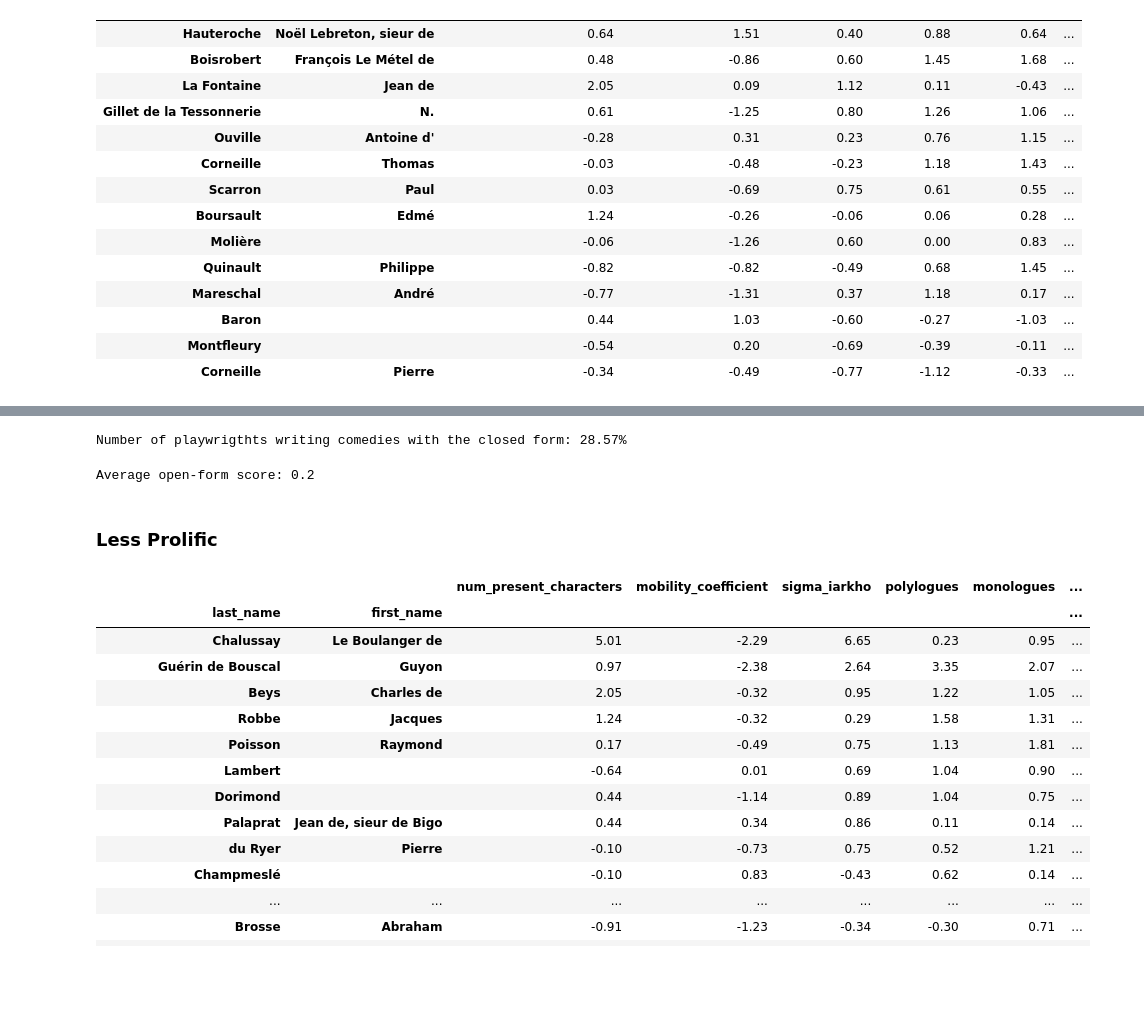
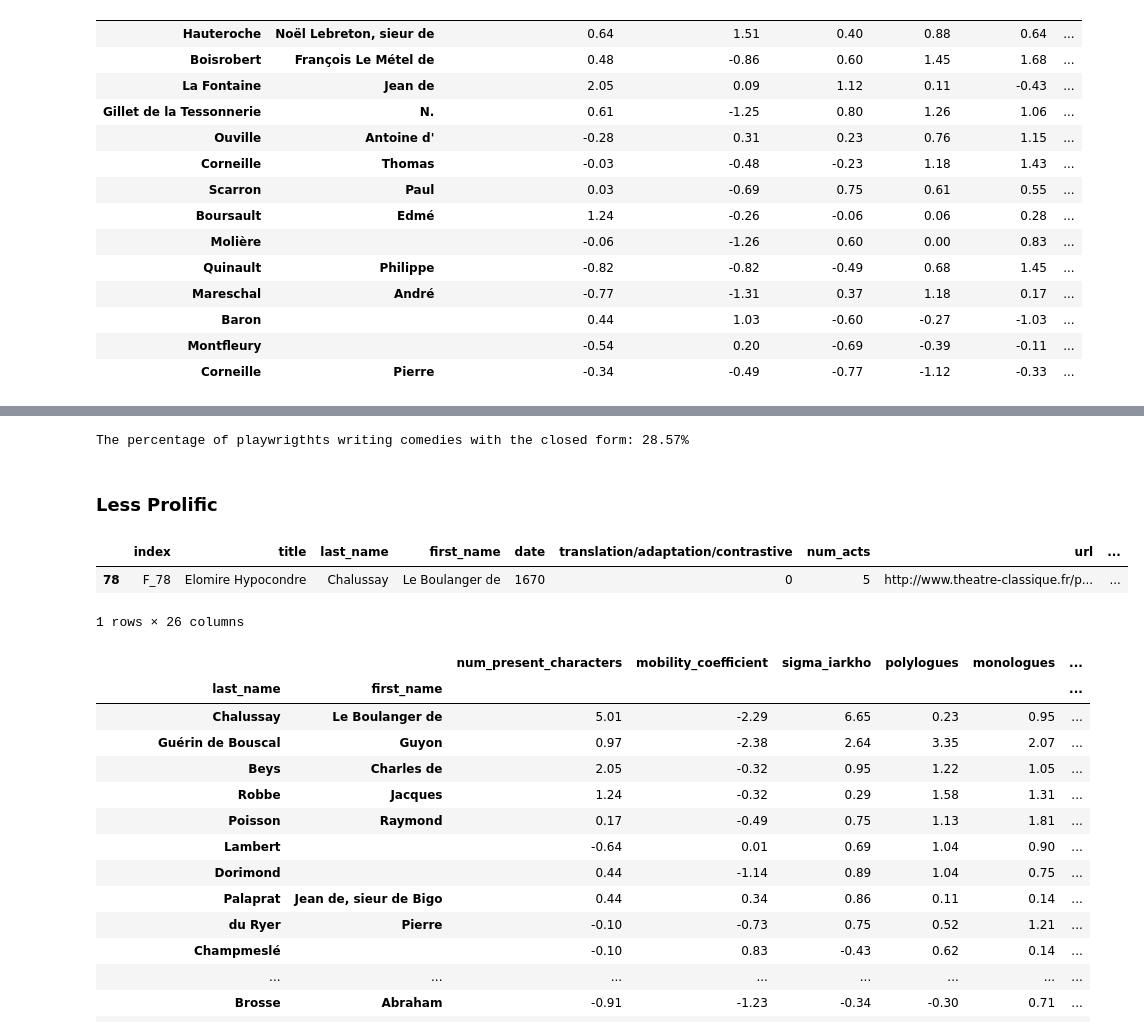
Before and after one commit to innawendell/European_Comedy, a Jupyter notebook: Analyses/Individual_French_Playwrights.ipynb, the cells around one changed output, grey strips where cells are left out. Cells and saved outputs as stored; diff of their text form; code cells hidden in the pictures; blank space fills up the shorter version.

```diff
--- a/Analyses/Individual_French_Playwrights.ipynb
+++ b/Analyses/Individual_French_Playwrights.ipynb
@@ -679,16 +652,17 @@ The percentage of playwrigthts writing comedies with the open form: 71.43
 # %%
-print('Number of playwrigthts writing comedies with the closed form: {}%'.format(
+print('The percentage of playwrigthts writing comedies with the closed form: {}%'.format(
 round((sorted_above_one_play_period_one[sorted_above_one_play_period_one.open_form_score < 0].shape[0]/
       sorted_above_one_play_period_one.shape[0]) * 100, 2)))
 # %% [output]
-Number of playwrigthts writing comedies with the closed form: 28.57%
+The percentage of playwrigthts writing comedies with the closed form: 28.57%
-# %%
-print('Average open-form score:',
-round(sorted_above_one_play_period_one['open_form_score'].mean(), 2))
-# %% [output]
-Average open-form score: 0.2
 # %% [markdown]
 ### Less Prolific
+# %%
+sorted_comedies[sorted_comedies.last_name=='Chalussay']
+# %% [output]
+|  | index | title | last_name | first_name | date | translation/adaptation/contrastive | num_acts | url | ... |
+| 78 | F_78 | Elomire Hypocondre | Chalussay | Le Boulanger de | 1670 | 0 | 5 | http://www.theatre-classique.fr/p... | ... |
+1 rows × 26 columns
 # %%
 sorted_only_one_play_period_one = sorted_only_one.loc[period_one.last_name.unique(), :]
 # %%
```
Also changed, not shown: parts of 53 cells of this notebook.
